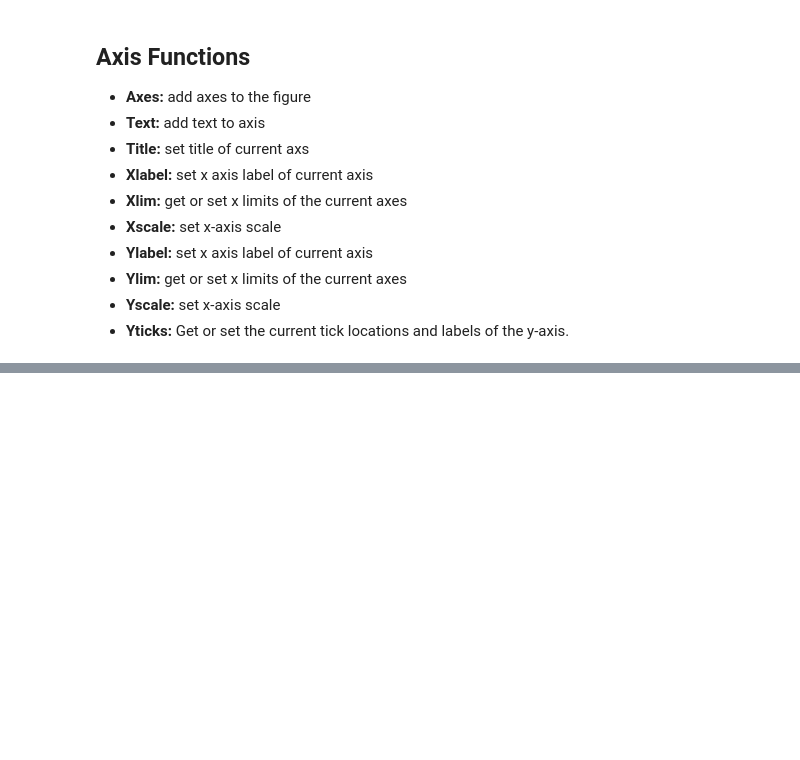
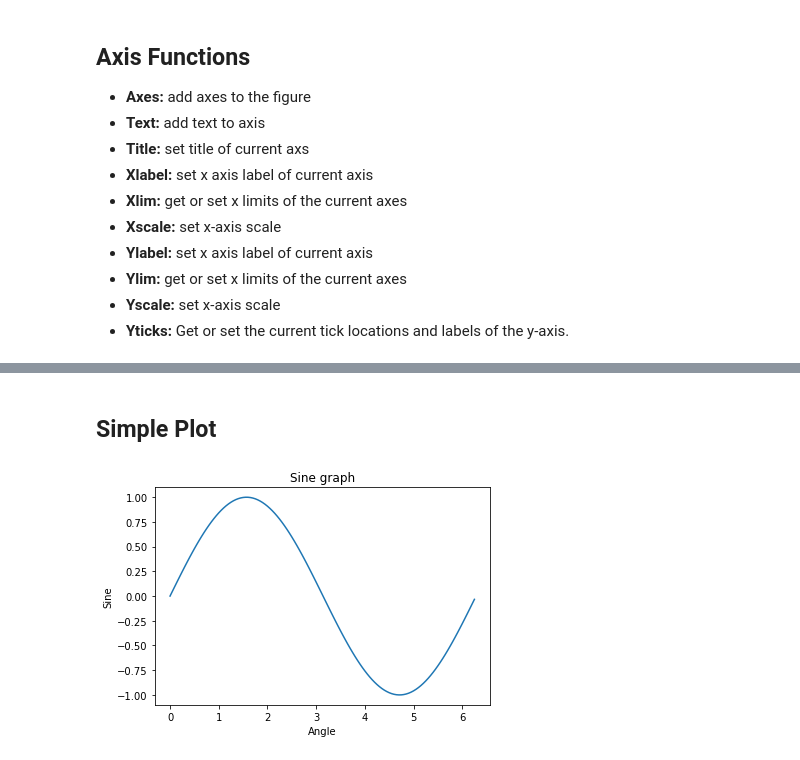
Before and after one commit to SantiGonzalezz/Sololearn, a Jupyter notebook: Matplotlib.ipynb, the cells around one changed output, grey strips where cells are left out. Drawn from its saved outputs; the diff is of its cells as text; code cells hidden in the pictures; blank space fills up the shorter version.

```diff
--- a/Matplotlib.ipynb
+++ b/Matplotlib.ipynb
@@ -38,0 +91,12 @@ import matplotlib.pyplot as plt
+# %% [markdown]
+## Simple Plot
+# %%
+x = np.arange(0, math.pi*2, 0.05)
+y = np.sin(x)
+plt.plot(x, y)
+plt.xlabel('Angle')
+plt.ylabel('Sine')
+plt.title('Sine graph')
+plt.show()
+# %% [output]
+[figure, added]
```
Also changed, not shown: parts of 12 cells of this notebook.
